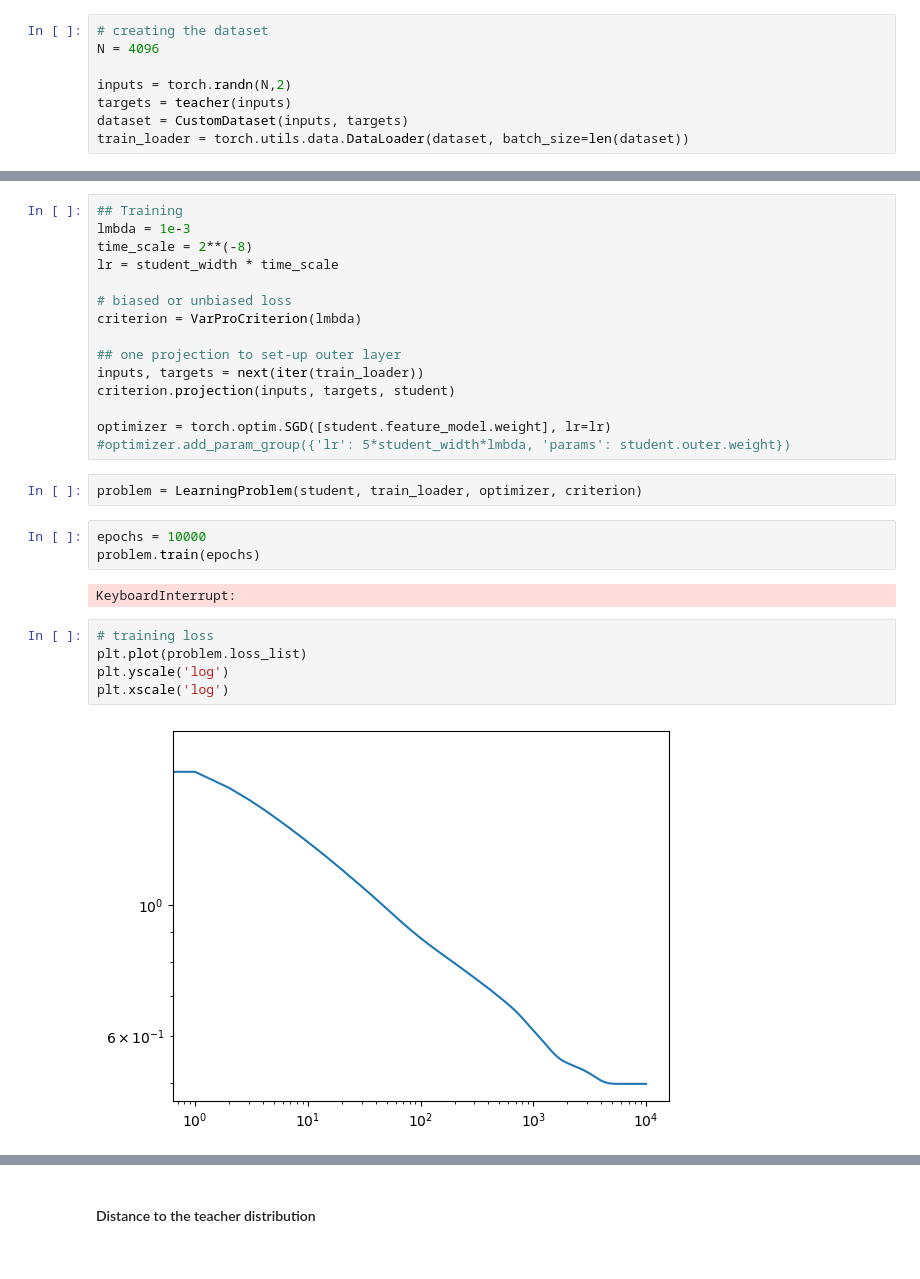
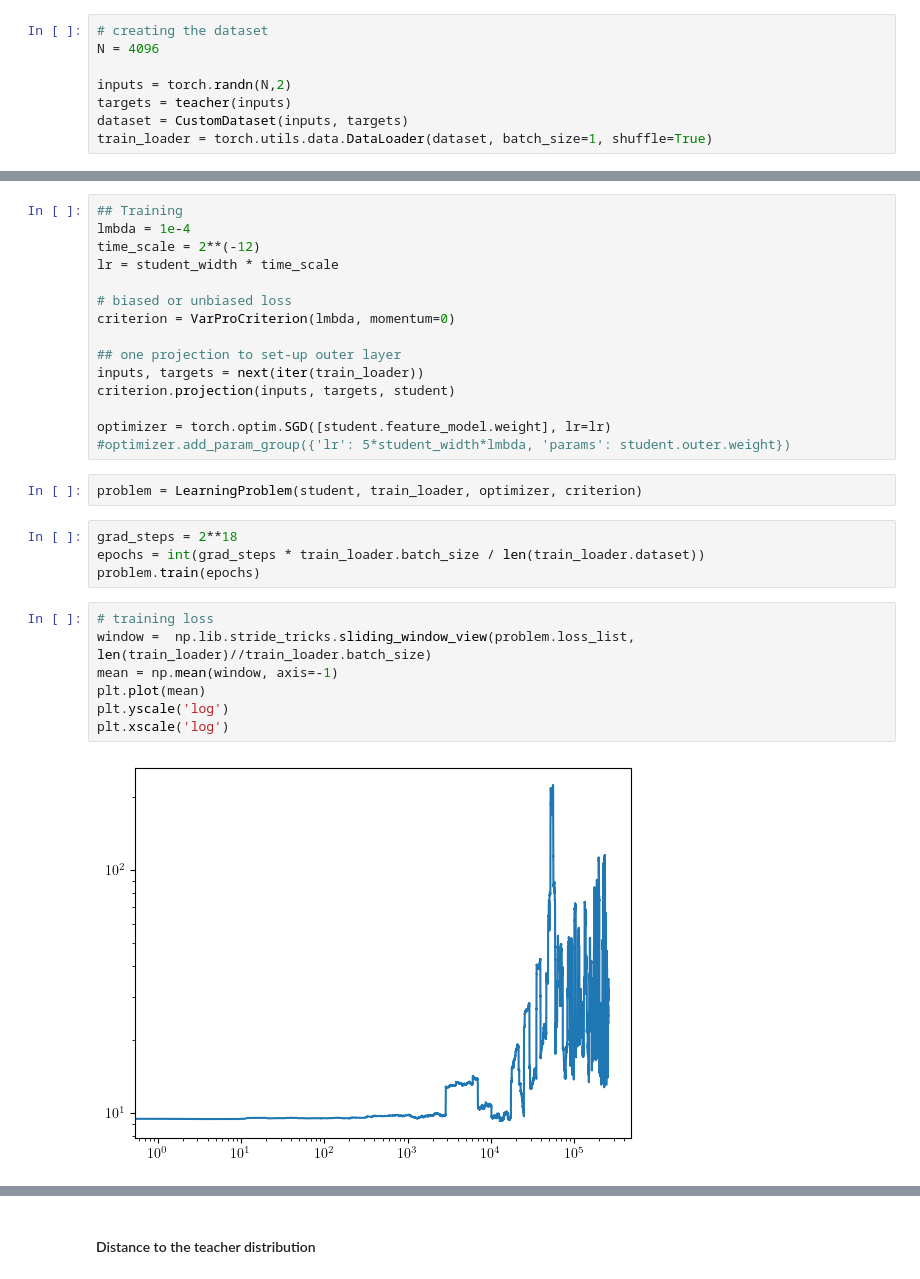
Before and after one commit to rbarboni/VarPro, a Jupyter notebook: VarPro_ReLU_1d/Experiment.ipynb, the cells around one changed output, grey strips where cells are left out. Cells and saved outputs as stored; diff of their text form.

```diff
--- a/VarPro_ReLU_1d/Experiment.ipynb
+++ b/VarPro_ReLU_1d/Experiment.ipynb
@@ -70,7 +71,7 @@ N = 4096
 inputs = torch.randn(N,2)
 targets = teacher(inputs)
 dataset = CustomDataset(inputs, targets)
-train_loader = torch.utils.data.DataLoader(dataset, batch_size=len(dataset))
+train_loader = torch.utils.data.DataLoader(dataset, batch_size=1, shuffle=True)
 # %%
 ## Student model
 student_width = 1024
@@ -92,11 +92,11 @@ eigs[-10:]
 # %%
 ## Training
-lmbda = 1e-3
-time_scale = 2**(-8)
+lmbda = 1e-4
+time_scale = 2**(-12)
 lr = student_width * time_scale
 
 # biased or unbiased loss
-criterion = VarProCriterion(lmbda)
+criterion = VarProCriterion(lmbda, momentum=0)
 
 ## one projection to set-up outer layer
 inputs, targets = next(iter(train_loader))
@@ -106,17 +106,18 @@ optimizer = torch.optim.SGD([student.feature_model.weight], lr=lr)
 #optimizer.add_param_group({'lr': 5*student_width*lmbda, 'params': student.outer.weight})
 # %%
 problem = LearningProblem(student, train_loader, optimizer, criterion)
-# %%
-epochs = 10000
-problem.train(epochs)
-# %% [output]
-KeyboardInterrupt:
+# %%
+grad_steps = 2**18
+epochs = int(grad_steps * train_loader.batch_size / len(train_loader.dataset))
+problem.train(epochs)
 # %%
 # training loss
-plt.plot(problem.loss_list)
+window =  np.lib.stride_tricks.sliding_window_view(problem.loss_list, len(train_loader)//train_loader.batch_size)
+mean = np.mean(window, axis=-1)
+plt.plot(mean)
 plt.yscale('log')
 plt.xscale('log')
 # %% [output]
-[figure, old version]
+[figure, new version]
 # %%
 # plot of the learned feature distribution (diracs smoothed with a gaussian)
```
Also changed, not shown: parts of 7 cells of this notebook, 10 other files.
